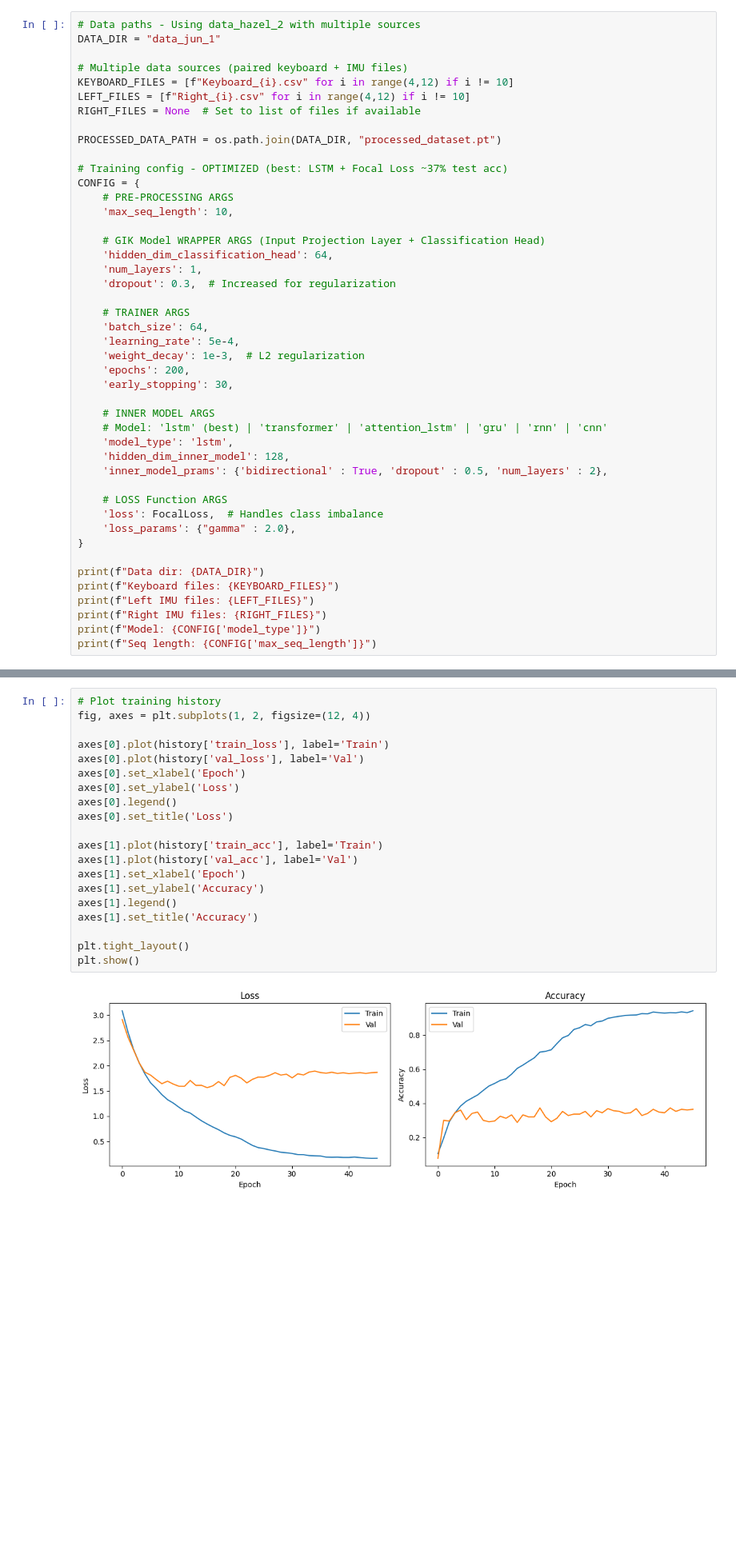
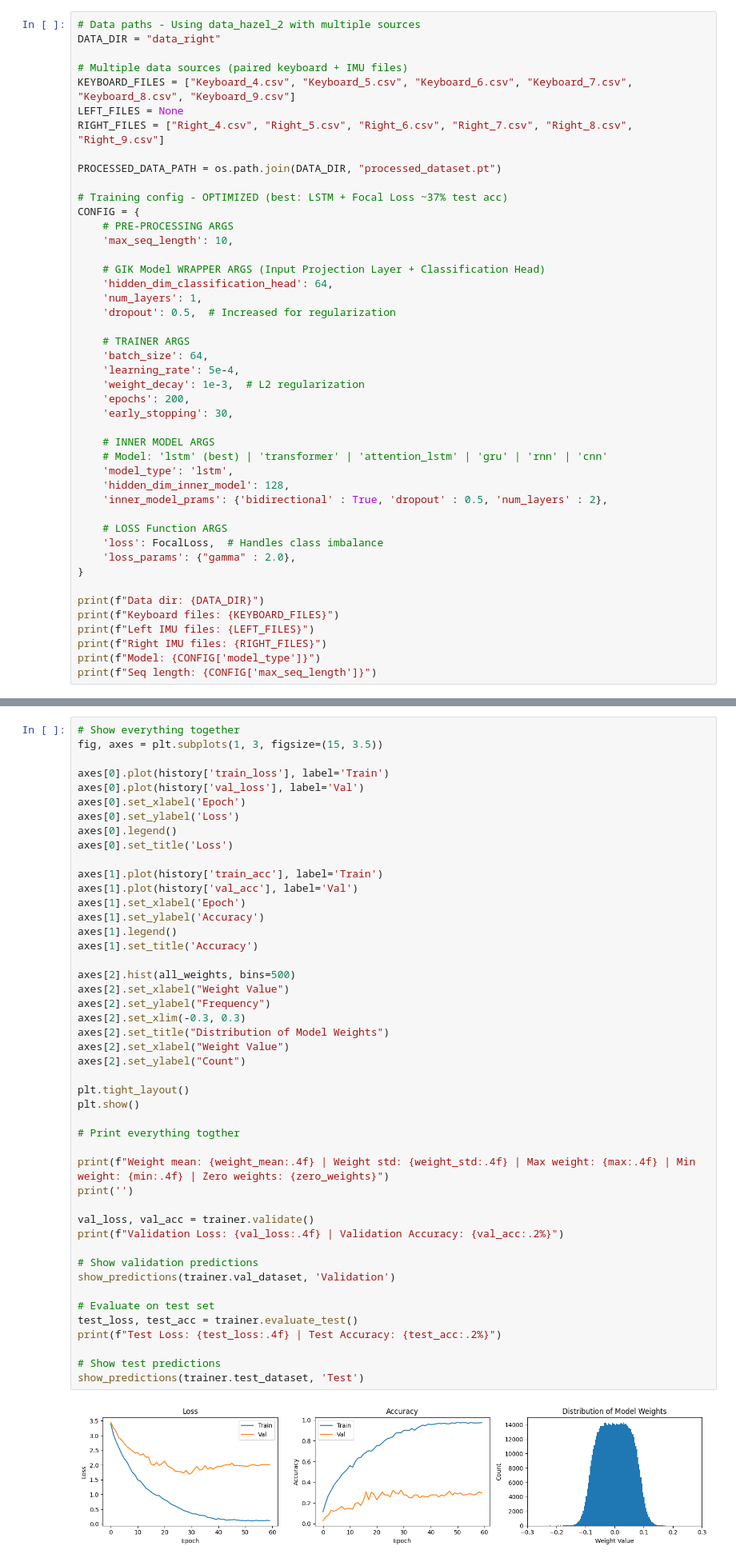
Before and after one commit to Perceptron-GIK/perceptron-gik, a Jupyter notebook: train_model.ipynb, the cells around one changed output, grey strips where cells are left out. Shown at 80% size. Cells and saved outputs as stored; diff of their text form; blank space fills up the shorter version.

Commit message:
Tidy up visualisation code cells and implemented weight distribution plots

```diff
--- a/train_model.ipynb
+++ b/train_model.ipynb
@@ -32,12 +32,12 @@ PyTorch 2.10.0 | Device: mps
 ## Configuration
 # %%
 # Data paths - Using data_hazel_2 with multiple sources
-DATA_DIR = "data_jun_1"
+DATA_DIR = "data_right"
 
 # Multiple data sources (paired keyboard + IMU files)
-KEYBOARD_FILES = [f"Keyboard_{i}.csv" for i in range(4,12) if i != 10]
-LEFT_FILES = [f"Right_{i}.csv" for i in range(4,12) if i != 10]
-RIGHT_FILES = None  # Set to list of files if available
+KEYBOARD_FILES = ["Keyboard_4.csv", "Keyboard_5.csv", "Keyboard_6.csv", "Keyboard_7.csv", "Keyboard_8.csv", "Keyboard_9.csv"]
+LEFT_FILES = None
+RIGHT_FILES = ["Right_4.csv", "Right_5.csv", "Right_6.csv", "Right_7.csv", "Right_8.csv", "Right_9.csv"]
 
 PROCESSED_DATA_PATH = os.path.join(DATA_DIR, "processed_dataset.pt")
 
@@ -49,7 +49,7 @@ CONFIG = {
     # GIK Model WRAPPER ARGS (Input Projection Layer + Classification Head)
     'hidden_dim_classification_head': 64,
     'num_layers': 1,
-    'dropout': 0.3,  # Increased for regularization
+    'dropout': 0.5,  # Increased for regularization
 
     # TRAINER ARGS
     'batch_size': 64,
@@ -218,22 +277,48 @@ Training complete. Best val loss: 1.5641
 # %%
-# Plot training history
-fig, axes = plt.subplots(1, 2, figsize=(12, 4))
+# Show everything together
+fig, axes = plt.subplots(1, 3, figsize=(15, 3.5))
 
 axes[0].plot(history['train_loss'], label='Train')
 axes[0].plot(history['val_loss'], label='Val')
 axes[0].set_xlabel('Epoch')
 axes[0].set_ylabel('Loss')
 axes[0].legend()
 axes[0].set_title('Loss')
 
 axes[1].plot(history['train_acc'], label='Train')
 axes[1].plot(history['val_acc'], label='Val')
 axes[1].set_xlabel('Epoch')
 axes[1].set_ylabel('Accuracy')
 axes[1].legend()
 axes[1].set_title('Accuracy')
 
+axes[2].hist(all_weights, bins=500)
+axes[2].set_xlabel("Weight Value")
+axes[2].set_ylabel("Frequency")
+axes[2].set_xlim(-0.3, 0.3)
+axes[2].set_title("Distribution of Model Weights")
+axes[2].set_xlabel("Weight Value")
+axes[2].set_ylabel("Count")
+
 plt.tight_layout()
 plt.show()
+
+# Print everything togther
+
+print(f"Weight mean: {weight_mean:.4f} | Weight std: {weight_std:.4f} | Max weight: {max:.4f} | Min weight: {min:.4f} | Zero weights: {zero_weights}")
+print('')
+
+val_loss, val_acc = trainer.validate()
+print(f"Validation Loss: {val_loss:.4f} | Validation Accuracy: {val_acc:.2%}")
+
+# Show validation predictions
+show_predictions(trainer.val_dataset, 'Validation')
+
+# Evaluate on test set
+test_loss, test_acc = trainer.evaluate_test()
+print(f"Test Loss: {test_loss:.4f} | Test Accuracy: {test_acc:.2%}")
+
+# Show test predictions
+show_predictions(trainer.test_dataset, 'Test')
 # %% [output]
-[figure, old version]
+[figure, new version]
```
Also changed, not shown: parts of 16 cells of this notebook.
